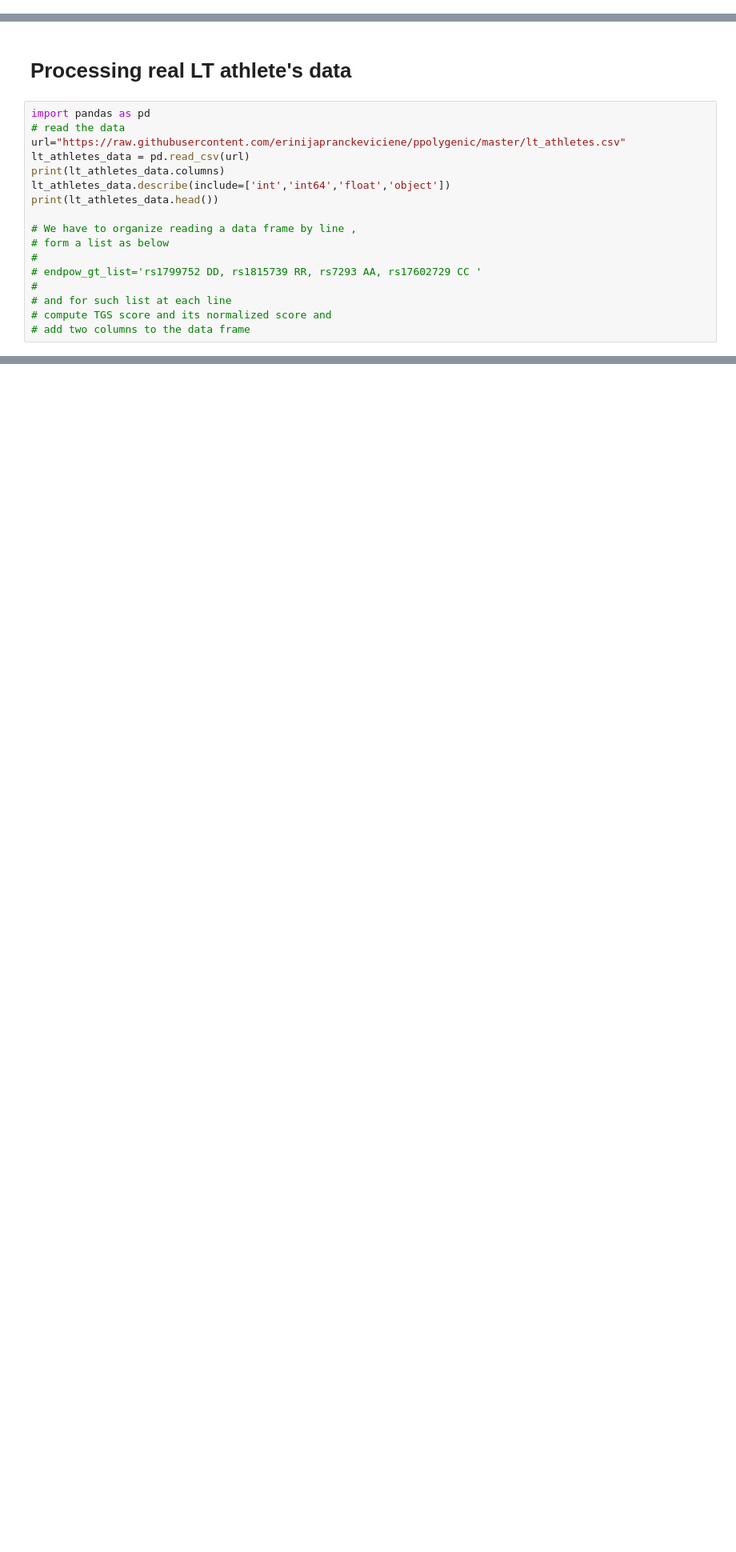
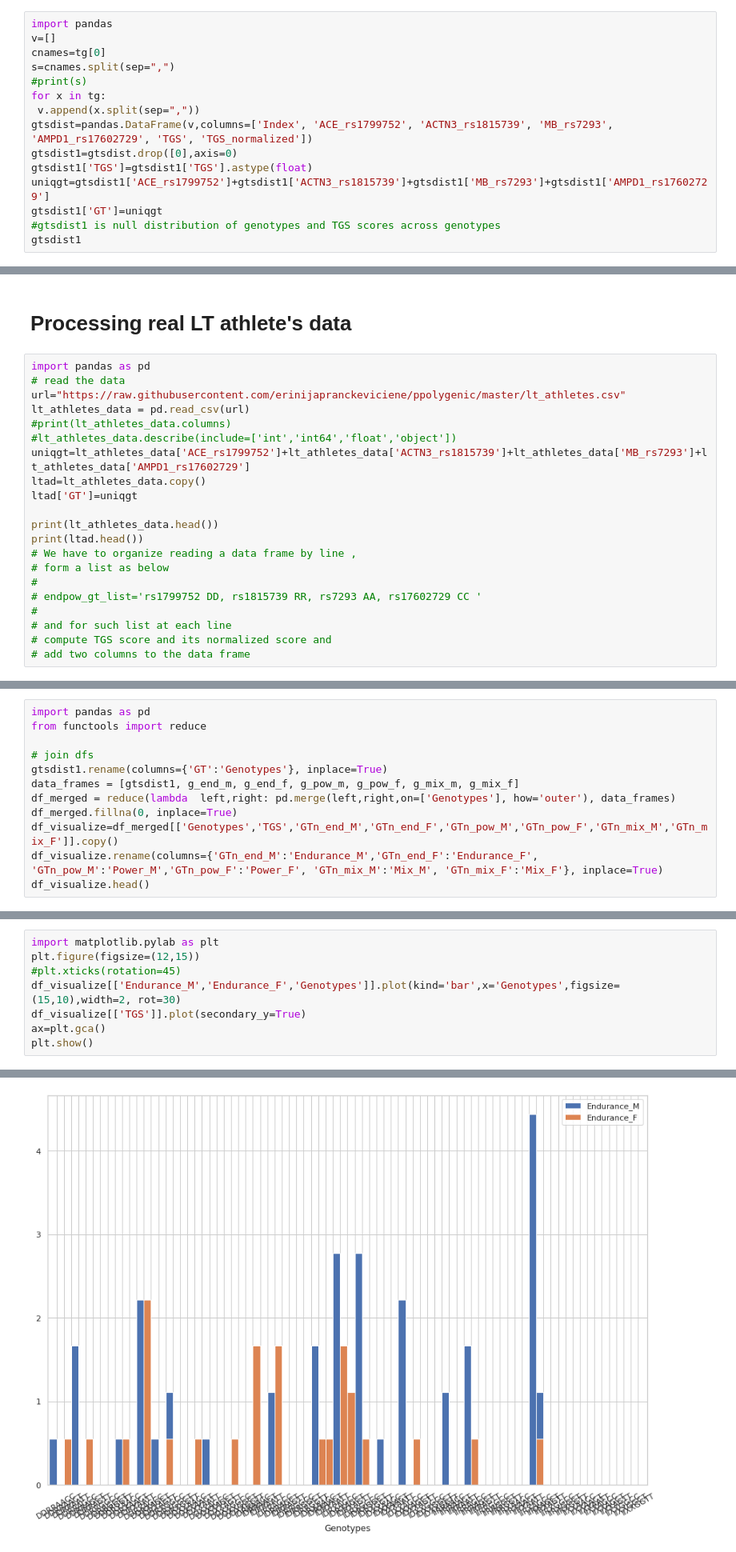
Before and after one commit to erinijapranckeviciene/ppolygenic, a Jupyter notebook: ppolygenic.ipynb, the cells around one changed output, grey strips where cells are left out. Shown at 80% size. Drawn from its saved outputs; the diff is of its cells as text; blank space fills up the shorter version.

```diff
--- a/ppolygenic.ipynb
+++ b/ppolygenic.ipynb
@@ -284,3 +284,18 @@ for x in tg:
 print("Endurance-power markers: table of TGS frequency distribution:")
 for x in ft:
     print(x)
+# %%
+import pandas
+v=[]
+cnames=tg[0]
+s=cnames.split(sep=",")
+#print(s)
+for x in tg:
+ v.append(x.split(sep=","))
+gtsdist=pandas.DataFrame(v,columns=['Index', 'ACE_rs1799752', 'ACTN3_rs1815739', 'MB_rs7293', 'AMPD1_rs17602729', 'TGS', 'TGS_normalized'])
+gtsdist1=gtsdist.drop([0],axis=0)
+gtsdist1['TGS']=gtsdist1['TGS'].astype(float)
+uniqgt=gtsdist1['ACE_rs1799752']+gtsdist1['ACTN3_rs1815739']+gtsdist1['MB_rs7293']+gtsdist1['AMPD1_rs17602729']
+gtsdist1['GT']=uniqgt
+#gtsdist1 is null distribution of genotypes and TGS scores across genotypes
+gtsdist1
@@ -291,10 +320,14 @@ import pandas as pd
 # read the data
 url="https://raw.githubusercontent.com/erinijapranckeviciene/ppolygenic/master/lt_athletes.csv"
 lt_athletes_data = pd.read_csv(url)
-print(lt_athletes_data.columns)
-lt_athletes_data.describe(include=['int','int64','float','object'])
+#print(lt_athletes_data.columns)
+#lt_athletes_data.describe(include=['int','int64','float','object'])
+uniqgt=lt_athletes_data['ACE_rs1799752']+lt_athletes_data['ACTN3_rs1815739']+lt_athletes_data['MB_rs7293']+lt_athletes_data['AMPD1_rs17602729']
+ltad=lt_athletes_data.copy()
+ltad['GT']=uniqgt
+
 print(lt_athletes_data.head())
-
+print(ltad.head())
 # We have to organize reading a data frame by line ,
 # form a list as below
 #
@@ -315,0 +439,12 @@ Index(['ACTN3_rs1815739', 'AMPD1_rs17602729', 'MB_rs7293', 'ACE_rs1799752',
+# %%
+import pandas as pd
+from functools import reduce
+
+# join dfs
+gtsdist1.rename(columns={'GT':'Genotypes'}, inplace=True)
+data_frames = [gtsdist1, g_end_m, g_end_f, g_pow_m, g_pow_f, g_mix_m, g_mix_f]
+df_merged = reduce(lambda  left,right: pd.merge(left,right,on=['Genotypes'], how='outer'), data_frames)
+df_merged.fillna(0, inplace=True)
+df_visualize=df_merged[['Genotypes','TGS','GTn_end_M','GTn_end_F','GTn_pow_M','GTn_pow_F','GTn_mix_M','GTn_mix_F']].copy()
+df_visualize.rename(columns={'GTn_end_M':'Endurance_M','GTn_end_F':'Endurance_F', 'GTn_pow_M':'Power_M','GTn_pow_F':'Power_F', 'GTn_mix_M':'Mix_M', 'GTn_mix_F':'Mix_F'}, inplace=True)
+df_visualize.head()
@@ -315,0 +460,9 @@ Index(['ACTN3_rs1815739', 'AMPD1_rs17602729', 'MB_rs7293', 'ACE_rs1799752',
+# %%
+import matplotlib.pylab as plt
+plt.figure(figsize=(12,15))
+#plt.xticks(rotation=45)
+df_visualize[['Endurance_M','Endurance_F','Genotypes']].plot(kind='bar',x='Genotypes',figsize=(15,10),width=2, rot=30)
+df_visualize[['TGS']].plot(secondary_y=True)
+ax=plt.gca()
+plt.show()
+# %% [output]
@@ -315,0 +470 @@ Index(['ACTN3_rs1815739', 'AMPD1_rs17602729', 'MB_rs7293', 'ACE_rs1799752',
+[figure, added]
```
Also changed, not shown: parts of 10 cells of this notebook.
